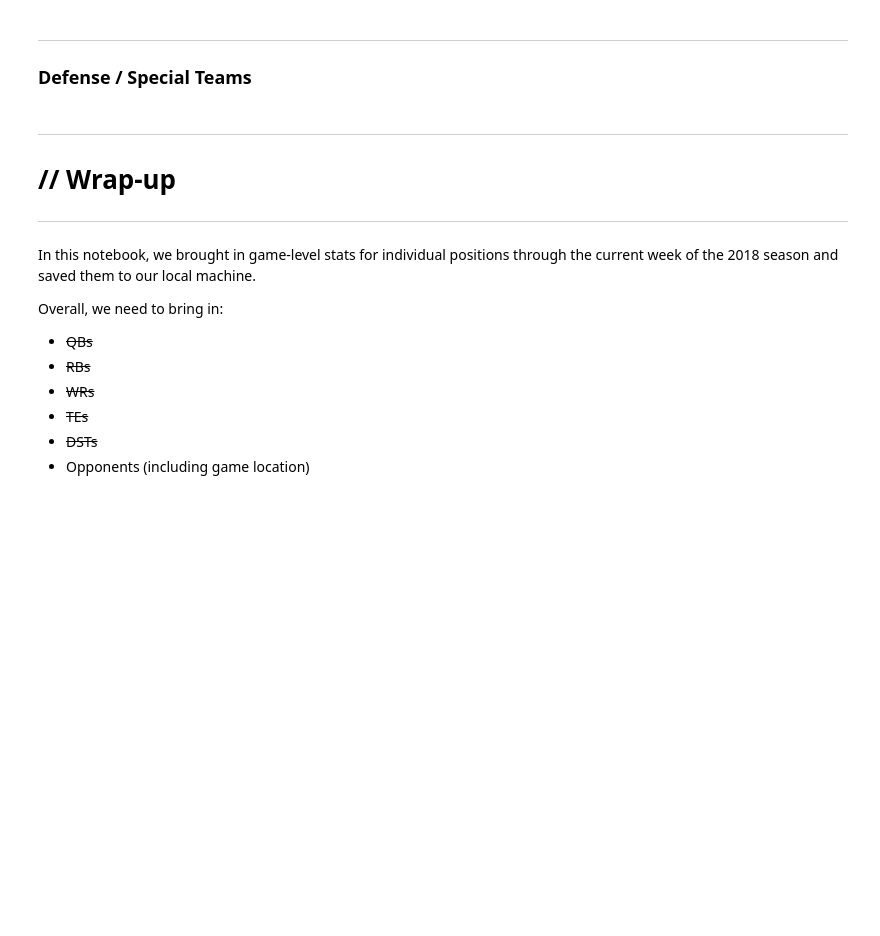
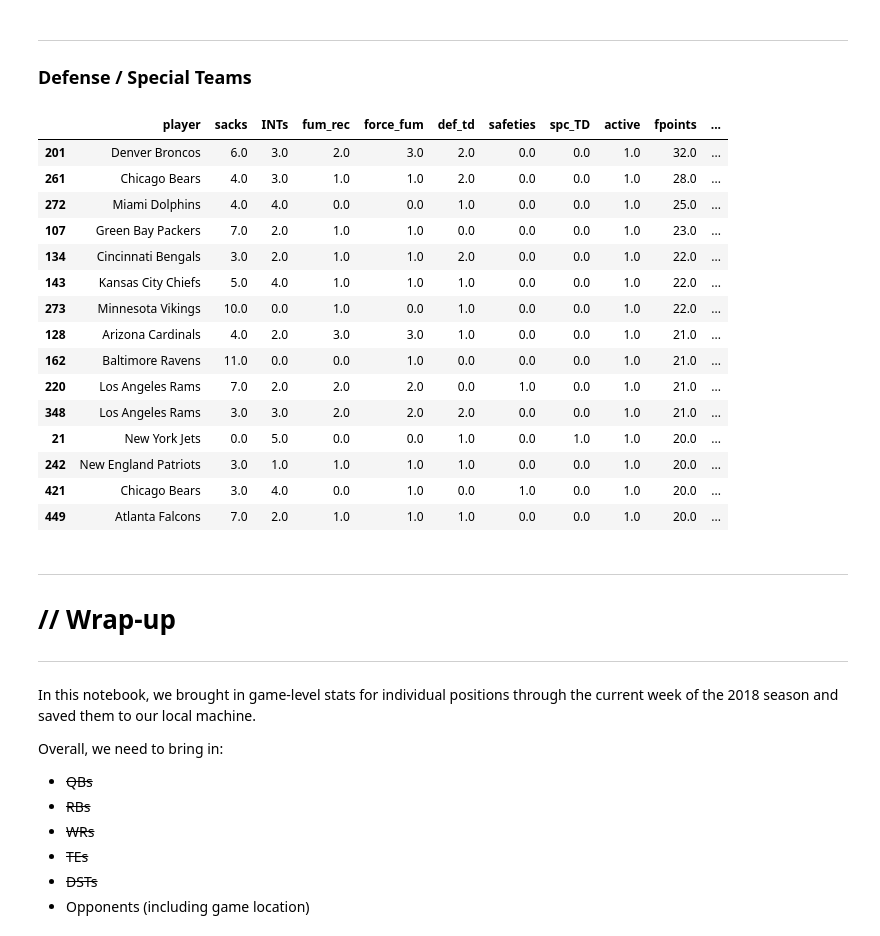
Before and after one commit to dodgemcintosh/FFML, a Jupyter notebook: 1-Getting-Player-Data.ipynb, the cells around one changed output. Drawn from its saved outputs; the diff is of its cells as text; code cells hidden in the pictures; blank space fills up the shorter version.

```diff
--- a/1-Getting-Player-Data.ipynb
+++ b/1-Getting-Player-Data.ipynb
@@ -441,7 +446,24 @@ dstdf = table_cleaner(dstdf)
 # %%
 dstdf.to_csv('./data/dst_stats_2018.csv')
 # %%
-dstdf.loc[dstdf.fpoints >= 10, :].sort_values('fpoints', ascending = False)
+dstdf.loc[dstdf.fpoints >= 20, :].sort_values('fpoints', ascending = False)
+# %% [output]
+|  | player | sacks | INTs | fum_rec | force_fum | def_td | safeties | spc_TD | active | fpoints | ... |
+| 201 | Denver Broncos | 6.0 | 3.0 | 2.0 | 3.0 | 2.0 | 0.0 | 0.0 | 1.0 | 32.0 | ... |
+| 261 | Chicago Bears | 4.0 | 3.0 | 1.0 | 1.0 | 2.0 | 0.0 | 0.0 | 1.0 | 28.0 | ... |
+| 272 | Miami Dolphins | 4.0 | 4.0 | 0.0 | 0.0 | 1.0 | 0.0 | 0.0 | 1.0 | 25.0 | ... |
+| 107 | Green Bay Packers | 7.0 | 2.0 | 1.0 | 1.0 | 0.0 | 0.0 | 0.0 | 1.0 | 23.0 | ... |
+| 134 | Cincinnati Bengals | 3.0 | 2.0 | 1.0 | 1.0 | 2.0 | 0.0 | 0.0 | 1.0 | 22.0 | ... |
+| 143 | Kansas City Chiefs | 5.0 | 4.0 | 1.0 | 1.0 | 1.0 | 0.0 | 0.0 | 1.0 | 22.0 | ... |
+| 273 | Minnesota Vikings | 10.0 | 0.0 | 1.0 | 0.0 | 1.0 | 0.0 | 0.0 | 1.0 | 22.0 | ... |
+| 128 | Arizona Cardinals | 4.0 | 2.0 | 3.0 | 3.0 | 1.0 | 0.0 | 0.0 | 1.0 | 21.0 | ... |
+| 162 | Baltimore Ravens | 11.0 | 0.0 | 0.0 | 1.0 | 0.0 | 0.0 | 0.0 | 1.0 | 21.0 | ... |
+| 220 | Los Angeles Rams | 7.0 | 2.0 | 2.0 | 2.0 | 0.0 | 1.0 | 0.0 | 1.0 | 21.0 | ... |
+| 348 | Los Angeles Rams | 3.0 | 3.0 | 2.0 | 2.0 | 2.0 | 0.0 | 0.0 | 1.0 | 21.0 | ... |
+| 21 | New York Jets | 0.0 | 5.0 | 0.0 | 0.0 | 1.0 | 0.0 | 1.0 | 1.0 | 20.0 | ... |
+| 242 | New England Patriots | 3.0 | 1.0 | 1.0 | 1.0 | 1.0 | 0.0 | 0.0 | 1.0 | 20.0 | ... |
+| 421 | Chicago Bears | 3.0 | 4.0 | 0.0 | 1.0 | 0.0 | 1.0 | 0.0 | 1.0 | 20.0 | ... |
+| 449 | Atlanta Falcons | 7.0 | 2.0 | 1.0 | 1.0 | 1.0 | 0.0 | 0.0 | 1.0 | 20.0 | ... |
 # %% [markdown]
 ___
 # // Wrap-up
```
Also changed, not shown: parts of 2 cells of this notebook.
